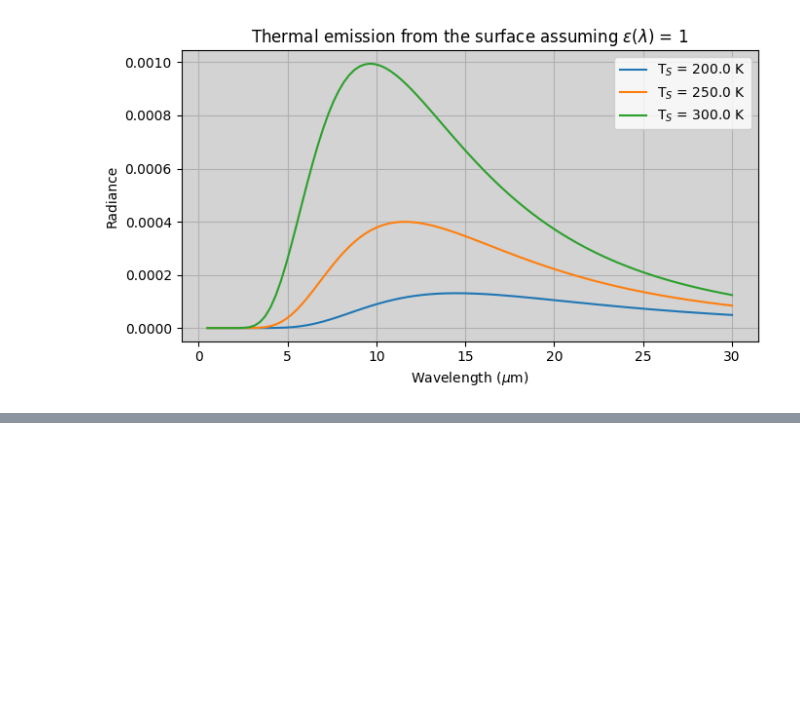
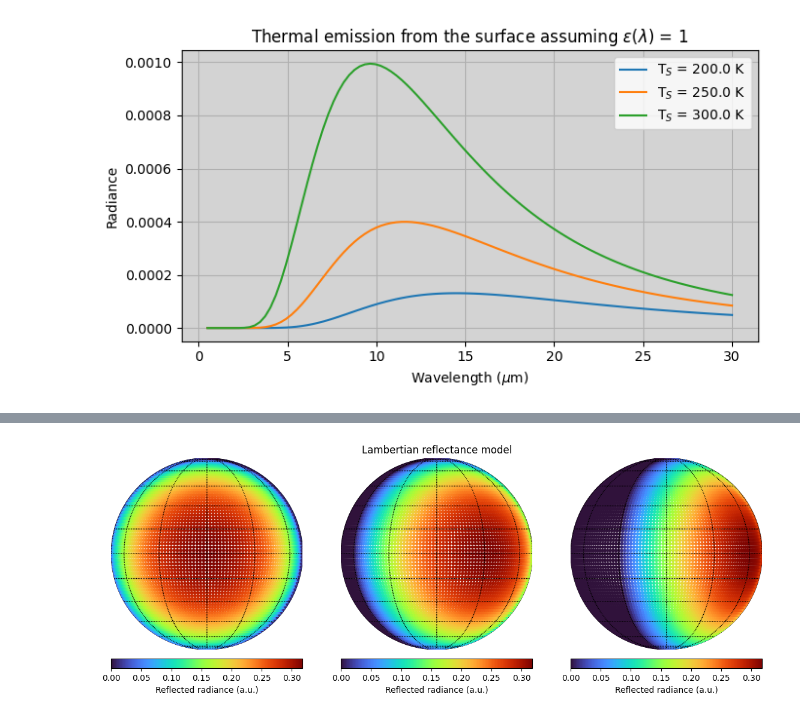
Before and after one commit to zcmcqueen/archnemesis-dist, a Jupyter notebook: docs/examples/surface_modes/surface.ipynb, the cells around one changed output, grey strips where cells are left out. Cells and saved outputs as stored; diff of their text form; code cells hidden in the pictures; blank space fills up the shorter version.

```diff
--- a/docs/examples/surface_modes/surface.ipynb
+++ b/docs/examples/surface_modes/surface.ipynb
@@ -78,4 +87,22 @@ The Lambert albedo of the surface is specified using the *GALB* parameter in the
 
 - If *GALB* $\geq$ 0.0, then the Lambert albedo is given by this value and it is assumed to be spectrally constant.
 - If *GALB* $\lt$ 0.0, then the Lambert albedo is calculated as $A_L(\lambda) = 1-\epsilon(\lambda)$, where $\epsilon$ is the surface emissivity specified on the *.sur* file
+# %%
+#Reading geometry for different cases to perform some example calculations
+
+#Case 1
+M = ans.Measurement_0()
+M.read_hdf5('case1')
+lat_subobs1 = M.LATITUDE ; lon_subobs1 = M.LONGITUDE
+lats1 = M.FLAT[:,0] ; lons1 = M.FLON[:,0] ; emiss_ang1 = M.EMISS_ANG[:,0] ; sol_ang1 = M.SOL_ANG[:,0] ; azi_ang1 = M.AZI_ANG[:,0]
+
+#Case 2
+M.read_hdf5('case2')
+lat_subobs2 = M.LATITUDE ; lon_subobs2 = M.LONGITUDE
+lats2 = M.FLAT[:,0] ; lons2 = M.FLON[:,0] ; emiss_ang2 = M.EMISS_ANG[:,0] ; sol_ang2 = M.SOL_ANG[:,0] ; azi_ang2 = M.AZI_ANG[:,0]
+
+#Case 3
+M.read_hdf5('case3')
+lat_subobs3 = M.LATITUDE ; lon_subobs3 = M.LONGITUDE
+lats3 = M.FLAT[:,0] ; lons3 = M.FLON[:,0] ; emiss_ang3 = M.EMISS_ANG[:,0] ; sol_ang3 = M.SOL_ANG[:,0] ; azi_ang3 = M.AZI_ANG[:,0]
 # %%
@@ -100 +124,62 @@ plt.tight_layout()
+# %%
+fig = plt.figure(figsize=(14,7))
+
+psize = 10.
+cmap = 'turbo'
+
+vmin = 0.
+vmax = np.max(np.array([R1.max(),R2.max(),R3.max()]))
+
+#Case 1
+ax1 = plt.subplot2grid((1,3),(0,0),rowspan=1,colspan=1)
+map = Basemap(projection='ortho', resolution=None,
+    lat_0=lat_subobs1, lon_0=lon_subobs1)
+
+latplot = map.drawparallels(np.linspace(-90, 90, 13))
+lonplot = map.drawmeridians(np.linspace(-180, 180, 13))
+im = map.scatter(lons1,lats1,latlon=True,c=R1,s=psize,vmin=vmin,vmax=vmax,cmap=cmap)
+
+# create an axes on the right side of ax. The width of cax will be 5%
+# of ax and the padding between cax and ax will be fixed at 0.05 inch.
+divider = make_axes_locatable(ax1)
+cax = divider.append_axes("bottom", size="5%", pad=0.15)
+cbar2 = plt.colorbar(im,cax=cax,orientation='horizontal')
+cbar2.set_label('Reflected radiance (a.u.)')
+
+#Case 2
+ax2 = plt.subplot2grid((1,3),(0,1),rowspan=1,colspan=1)
+map = Basemap(projection='ortho', resolution=None,
+    lat_0=lat_subobs1, lon_0=lon_subobs1)
+
+latplot = map.drawparallels(np.linspace(-90, 90, 13))
+lonplot = map.drawmeridians(np.linspace(-180, 180, 13))
+im = map.scatter(lons2,lats2,latlon=True,c=R2,s=psize,vmin=vmin,vmax=vmax,cmap=cmap)
+
+# create an axes on the right side of ax. The width of cax will be 5%
+# of ax and the padding between cax and ax will be fixed at 0.05 inch.
+divider = make_axes_locatable(ax2)
+cax = divider.append_axes("bottom", size="5%", pad=0.15)
+cbar2 = plt.colorbar(im,cax=cax,orientation='horizontal')
+cbar2.set_label('Reflected radiance (a.u.)')
+
+ax2.set_title('Lambertian reflectance model')
+
+
+#Case 3
+ax3 = plt.subplot2grid((1,3),(0,2),rowspan=1,colspan=1)
+map = Basemap(projection='ortho', resolution=None,
+    lat_0=lat_subobs1, lon_0=lon_subobs1)
+
+latplot = map.drawparallels(np.linspace(-90, 90, 13))
+lonplot = map.drawmeridians(np.linspace(-180, 180, 13))
+im = map.scatter(lons2,lats2,latlon=True,c=R3,s=psize,vmin=vmin,vmax=vmax,cmap=cmap)
+
+# create an axes on the right side of ax. The width of cax will be 5%
+# of ax and the padding between cax and ax will be fixed at 0.05 inch.
+divider = make_axes_locatable(ax3)
+cax = divider.append_axes("bottom", size="5%", pad=0.15)
+cbar3 = plt.colorbar(im,cax=cax,orientation='horizontal')
+cbar3.set_label('Reflected radiance (a.u.)')
+# %% [output]
+[figure, added]
 # %% [markdown]
```
Also changed, not shown: parts of 11 cells of this notebook, 4 other files.
